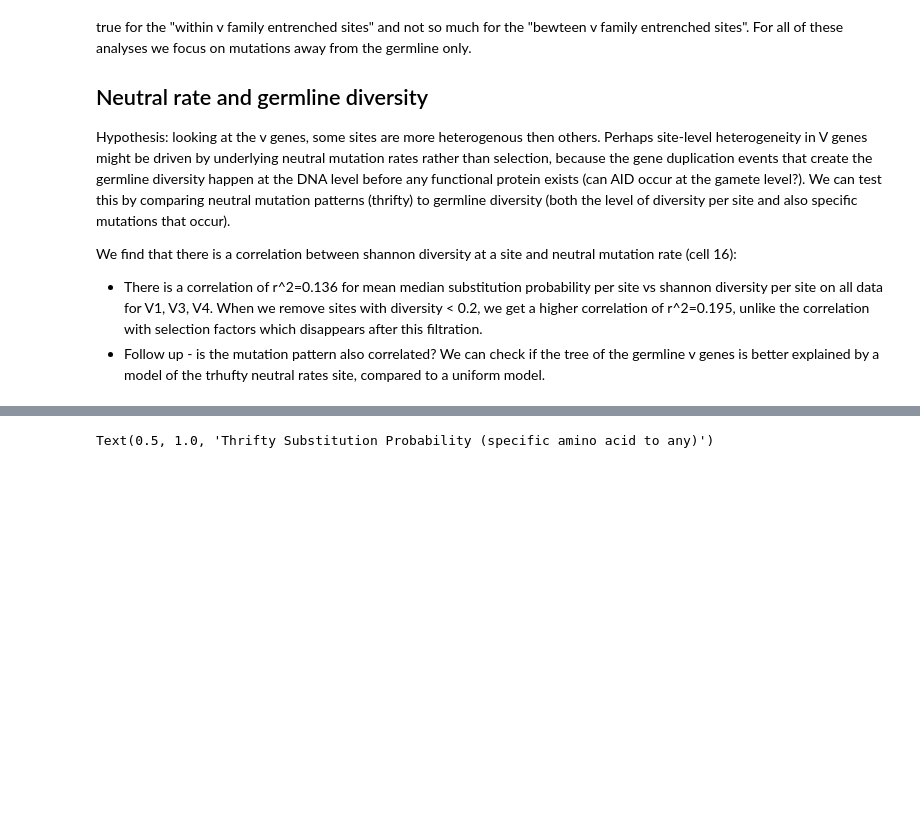
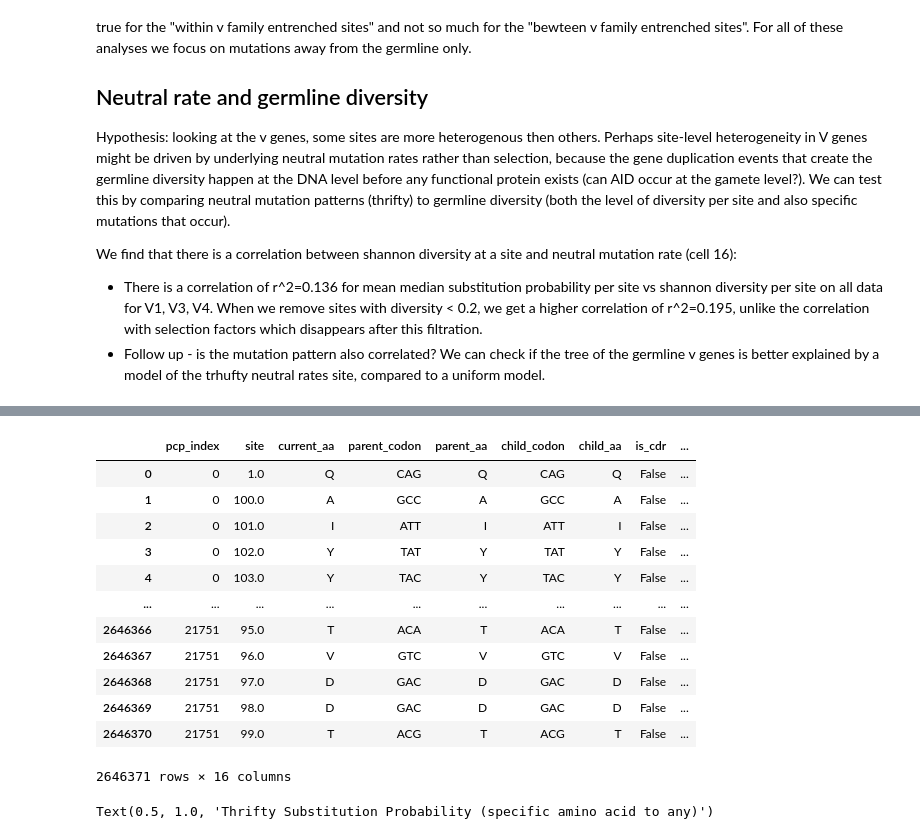
Before and after one commit to matsengrp/dasm-epistasis-experiments, a Jupyter notebook: neutral_rates_for_interesting_sites.ipynb, the cells around one changed output, grey strips where cells are left out. Saved outputs shown, nothing was run; the diff lists cells and outputs as text; code cells hidden in the pictures; blank space fills up the shorter version.

```diff
--- a/neutral_rates_for_interesting_sites.ipynb
+++ b/neutral_rates_for_interesting_sites.ipynb
@@ -76,3 +107,19 @@ Loading MutabilityContainer data from cache...
+# %%
+MutabilityContainer.aa_to_any_neutral_df
+# %% [output]
+|  | pcp_index | site | current_aa | parent_codon | parent_aa | child_codon | child_aa | is_cdr | ... |
+| 0 | 0 | 1.0 | Q | CAG | Q | CAG | Q | False | ... |
+| 1 | 0 | 100.0 | A | GCC | A | GCC | A | False | ... |
+| 2 | 0 | 101.0 | I | ATT | I | ATT | I | False | ... |
+| 3 | 0 | 102.0 | Y | TAT | Y | TAT | Y | False | ... |
+| 4 | 0 | 103.0 | Y | TAC | Y | TAC | Y | False | ... |
+| ... | ... | ... | ... | ... | ... | ... | ... | ... | ... |
+| 2646366 | 21751 | 95.0 | T | ACA | T | ACA | T | False | ... |
+| 2646367 | 21751 | 96.0 | V | GTC | V | GTC | V | False | ... |
+| 2646368 | 21751 | 97.0 | D | GAC | D | GAC | D | False | ... |
+| 2646369 | 21751 | 98.0 | D | GAC | D | GAC | D | False | ... |
+| 2646370 | 21751 | 99.0 | T | ACG | T | ACG | T | False | ... |
+2646371 rows × 16 columns
 # %%
 ## View subsitution probabilites for specific amino acid to specific amino acid and from specific amino acid to any
 
```
Also changed, not shown: parts of 6 cells of this notebook.
